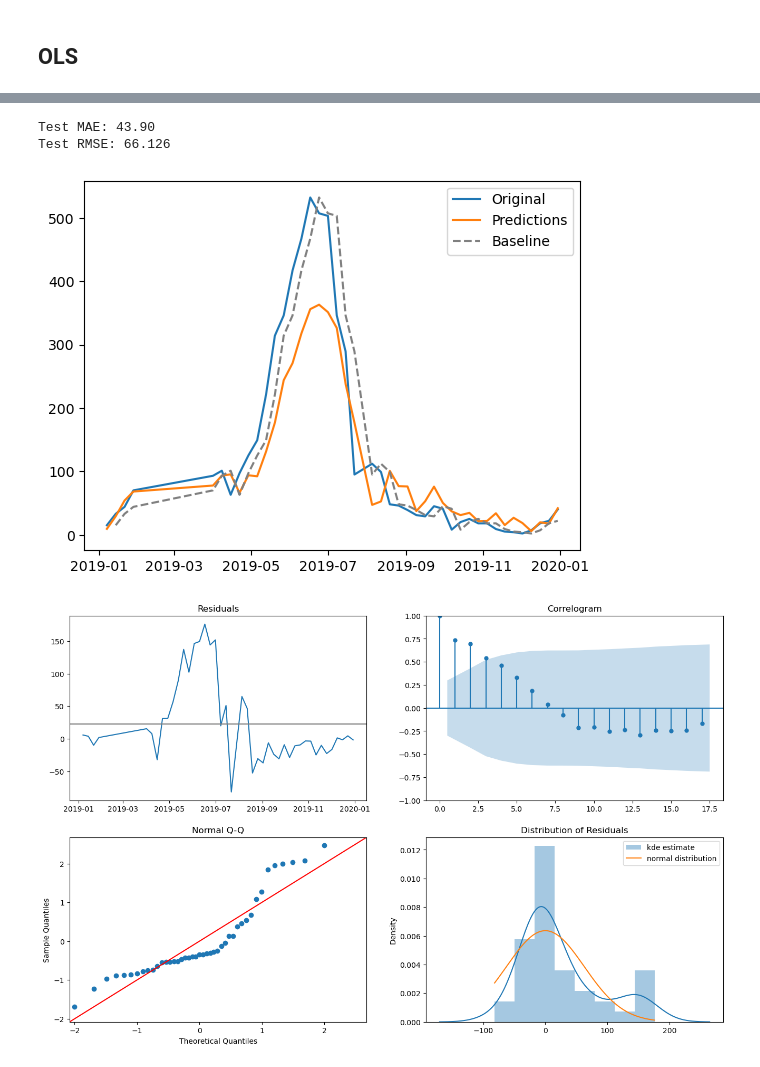
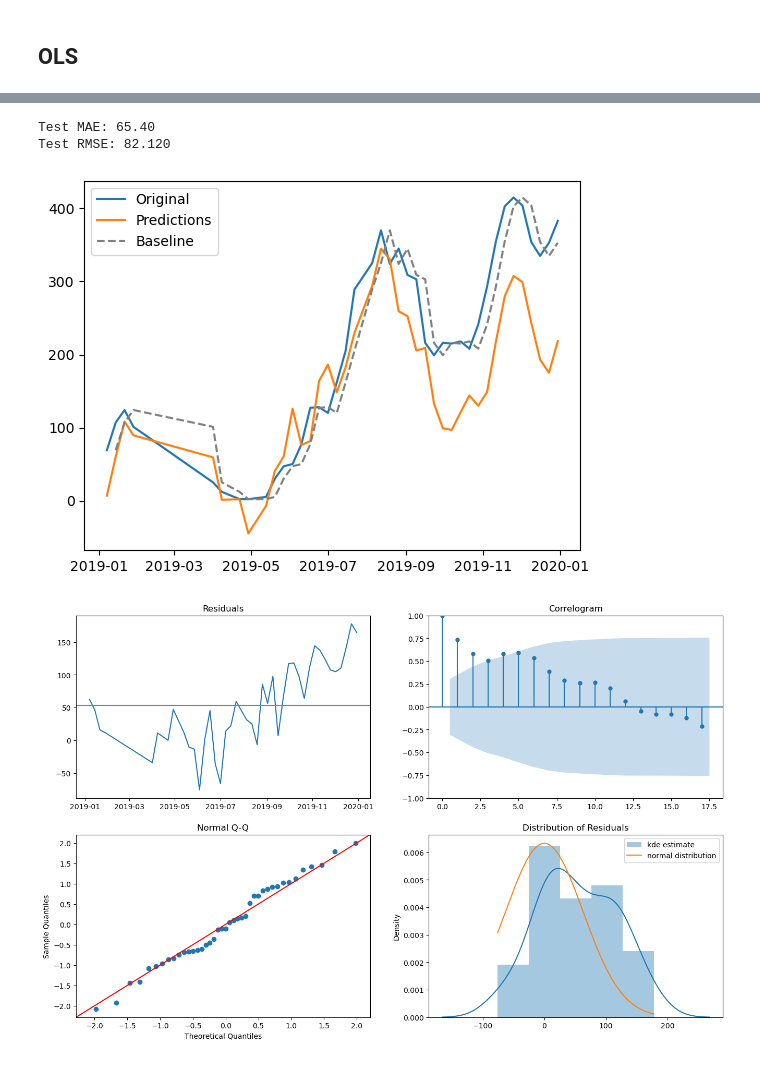
Before and after one commit to PLJX-2022/GA_project4_PredictDengueCases, a Jupyter notebook: codes/PL_02-05_WestModel.ipynb, the cells around one changed output, grey strips where cells are left out. Saved outputs shown, nothing was run; the diff lists cells and outputs as text; code cells hidden in the pictures.

```diff
--- a/codes/PL_02-05_WestModel.ipynb
+++ b/codes/PL_02-05_WestModel.ipynb
@@ -29,7 +29,7 @@ from tqdm import tnrange, tqdm_notebook
 import warnings
 warnings.simplefilter(action="ignore")
 # %%
-data=pd.read_csv("../data/2013-2020_NORTH REGION.csv")
+data=pd.read_csv("../data/2013-2020_WEST REGION.csv")
 # %%
 data=data.drop(columns='Unnamed: 0', axis=1)
 # %%
@@ -385,7 +389,7 @@ prophettrain=prophettrain.rename(columns={'reg_total_cases' : 'y'}).rename_axis(
 import pmdarima as pm
 model = pm.auto_arima(prophettrain,start_p=0,start_q=0,test="adf",max_p=3,max_q=3,error_action="ignore",suppress_warnings=True,seasonal=False)
 # prediction
-pred = model.predict(43)
+pred = model.predict(41)
 # %%
 # Plot the original time series data and the predictions
 plt.plot(y_test.values)
@@ -537,23 +541,23 @@ for i in range(1,4):
 test2.set_index('year_week', inplace=True)
 # %%
 # Evaluate the performance of the model using a performance metric such as mean squared error
-mae = mean_absolute_error(test2['reg_total_cases'], test2['Pred_Model_3'])
+mae = mean_absolute_error(test2['reg_total_cases'], test2['Pred_Model_1'])
 print('Test MAE: {:.2f}'.format(mae))
-rmse= sqrt(mean_squared_error(test2['reg_total_cases'], test2['Pred_Model_3']))
+rmse= sqrt(mean_squared_error(test2['reg_total_cases'], test2['Pred_Model_1']))
 print('Test RMSE: %.3f' % rmse)
 
 # Plot the original time series data and the predictions
 plt.plot(test2['reg_total_cases'])
-plt.plot(test2['Pred_Model_3'])
+plt.plot(test2['Pred_Model_1'])
 plt.plot(base_preds[1:],linestyle='dashed',color='grey')
 plt.legend(['Original', 'Predictions', 'Baseline'])
 plt.show()
 # %% [output]
-Test MAE: 43.90
-Test RMSE: 66.126
+Test MAE: 65.40
+Test RMSE: 82.120
-[figure, old version]
+[figure, new version]
 # %%
-residuals=test2['reg_total_cases']- test2['Pred_Model_3']
+residuals=test2['reg_total_cases']- test2['Pred_Model_1']
 residual_plot(residuals)
 # %% [output]
-[figure, old version]
+[figure, new version]
```
Also changed, not shown: parts of 16 cells of this notebook, 3 other files.
